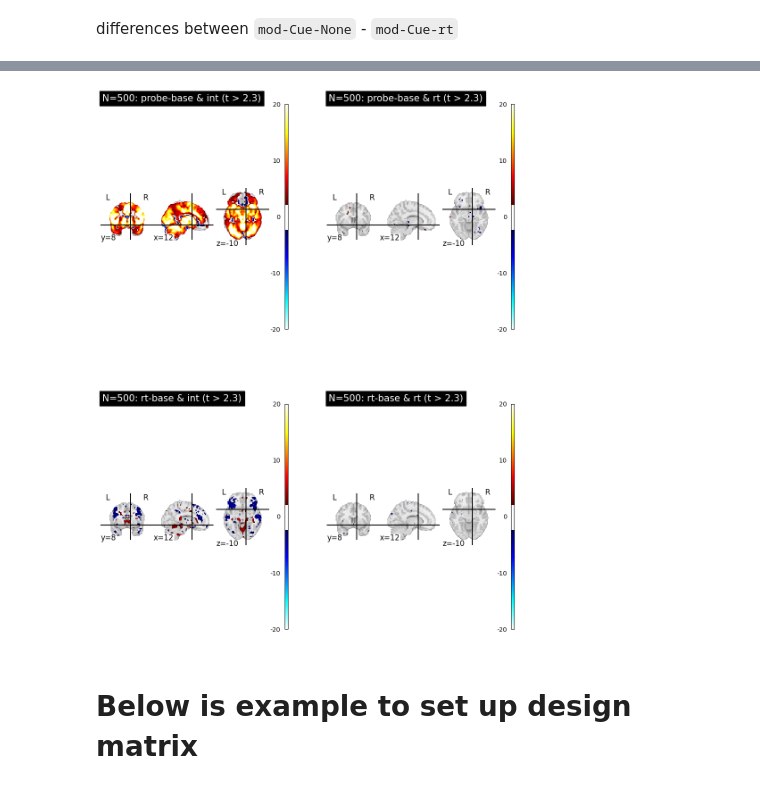
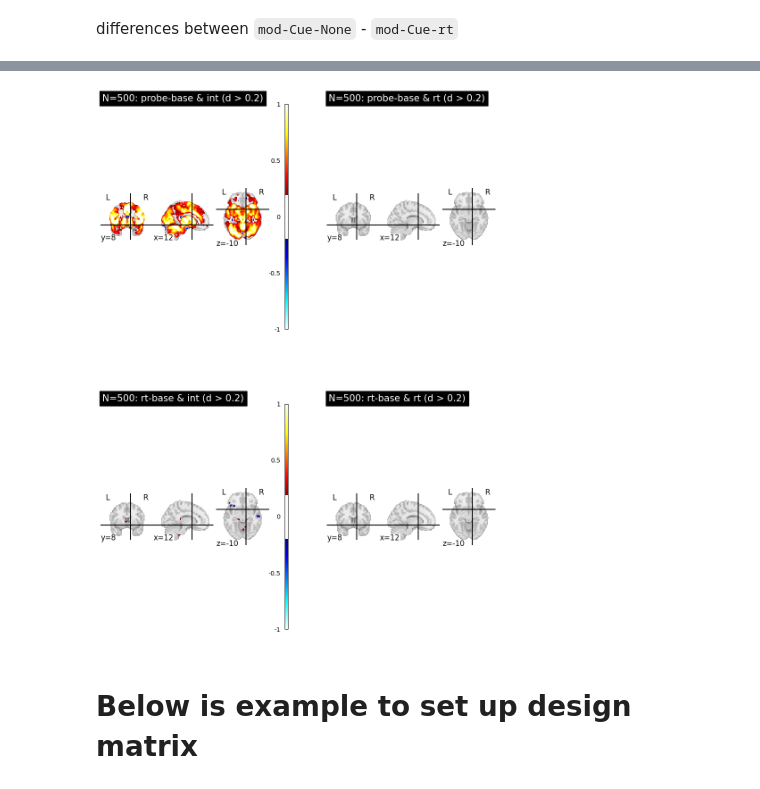
Before and after one commit to demidenm/mid_rt_bold, a Jupyter notebook: scripts/rt_mid_firstlvl.ipynb, the cells around one changed output, grey strips where cells are left out. Cells and saved outputs as stored; diff of their text form; code cells hidden in the pictures.

```diff
--- a/scripts/rt_mid_firstlvl.ipynb
+++ b/scripts/rt_mid_firstlvl.ipynb
@@ -53,11 +187,16 @@ contrasts_reg = [
     'LRew-Neut', 'ARew-Neut', 'LPun-Neut', 'APun-Neut',
     # feedback contrasts
     'ARewHit-ARewMiss', 'LRewHit-LRewMiss', 'APunHit-APunMiss',
-    'LPunHit-LPunMiss', 'LRewHit-LNeutHit'
+    'LPunHit-LPunMiss', 'LRewHit-NeutHit'
 ]
 
 # rt versus non-rt model
 models = ['Cue-rt', 'Cue-None']
+
+# thresh/coordinate
+spec_coords = (12,8,-10)
+d_thresh = .2
+d_max =1
 # %% [markdown]
 ## Group Map Cons - Intercept [1 0]
 # %%
@@ -140,13 +276,10 @@ plt.show()
 # %% [markdown]
 differences between  `mod-Cue-None` - `mod-Cue-rt`
 # %%
-tstat_thresh=3.1
-tstat_max=10
-
 rt_minus_none = []
 for i, con in enumerate(contrasts_reg):
-    con_img_rt = nib.load(glob(f'{grpmap_path}/subs-500_*{con}_mod-Cue-rt_stat-tstat_int.nii.gz')[0])
-    con_img_none = nib.load(glob(f'{grpmap_path}/subs-500_*{con}_mod-Cue-None_stat-tstat_int.nii.gz')[0])
+    con_img_rt = nib.load(glob(f'{grpmap_path}/subs-500_*{con}_mod-Cue-rt_stat-cohensd_int.nii.gz')[0])
+    con_img_none = nib.load(glob(f'{grpmap_path}/subs-500_*{con}_mod-Cue-None_stat-cohensd_int.nii.gz')[0])
 
     # get data, compute diff and convert back to nifti w/ original affine
     con_data_rt = con_img_rt.get_fdata()
@@ -163,8 +296,8 @@ fig, axes = plt.subplots(len(contrasts_reg), 1, figsize=(18, 30))
 for i, (img, con) in enumerate(rt_minus_none):
     plotting.plot_stat_map(stat_map_img=img, cut_coords=spec_coords,
                            display_mode="ortho",
-                           title=f"Difference [None > RT] for Contrast {con}", threshold=tstat_thresh, draw_cross=True,
-                           vmax=tstat_max, colorbar=True,
+                           title=f"Difference [None > RT] for Contrast {con}", threshold=.1, draw_cross=True,
+                           vmax=.5, colorbar=True,
                            axes=axes[i])
 
 plt.show()
@@ -175,19 +305,0 @@ plt.show()
-# %%
-tstat_thresh = 1.5
-tstat_max = 5
-n_cols = 1
-
-fig, axes = plt.subplots(len(contrasts_reg), n_cols, figsize=(18,30))
-
-for mod in ['mod-Cue-rt']:
-    for i, con in enumerate(contrasts_reg):
-        con_img = glob(f'{grpmap_path}/subs-500_*{con}_{mod}_stat-tstat_rt.nii.gz')[0]
-        row = i % n_rows  # Ensure row stays within the range of n_rows
-        col = 0  # Since n_cols = 1, there's only one column
-        plotting.plot_stat_map(stat_map_img=con_img, cut_coords=spec_coords,
-                               display_mode="ortho",
-                               title=f"N=500: {con} & {mod} (t > {tstat_thresh})", threshold=tstat_thresh, draw_cross=True,
-                               vmax=tstat_max, colorbar=True,
-                               axes=axes[row])  # Only use a single index for axes
-
-plt.show()
@@ -196,24 +306,22 @@ plt.show()
 # %%
-tstat_thresh = 2.3
-tstat_max = 20
 n_cols = 2
 n_rows = 2
 fig, axes = plt.subplots(n_rows, n_cols, figsize=(12, 16))
 
 for i, con in enumerate(['probe-base', 'rt-base']):
     for j, val in enumerate(['int', 'rt']):
-        con_img = glob(f'{grpmap_path}/subs-500_*{con}_mod-Cue-rt_stat-tstat_{val}.nii.gz')[0]
+        con_img = glob(f'{grpmap_path}/subs-500_*{con}_mod-Cue-rt_stat-cohensd_{val}.nii.gz')[0]
         row = i  # Use i as row index
         col = j  # Use j as column index
         plotting.plot_stat_map(stat_map_img=con_img, cut_coords=spec_coords,
                                display_mode="ortho",
-                               title=f"N=500: {con} & {val} (t > {tstat_thresh})", threshold=tstat_thresh, draw_cross=True,
-                               vmax=tstat_max, colorbar=True,
+                               title=f"N=500: {con} & {val} (d > {d_thresh})", threshold=d_thresh, draw_cross=True,
+                               vmax=d_max, colorbar=True,
                                axes=axes[row, col])
 
 plt.show()
 # %% [output]
-[figure, old version]
+[figure, new version]
 # %% [markdown]
 # Below is example to set up design matrix
 # %% [markdown]
```
Also changed, not shown: parts of 15 cells of this notebook, 2 other files.
